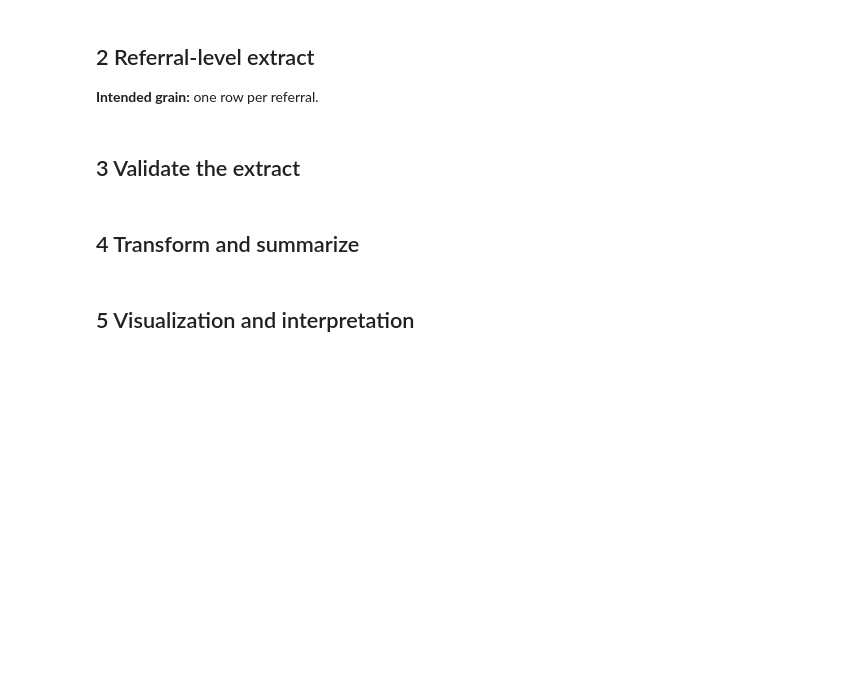
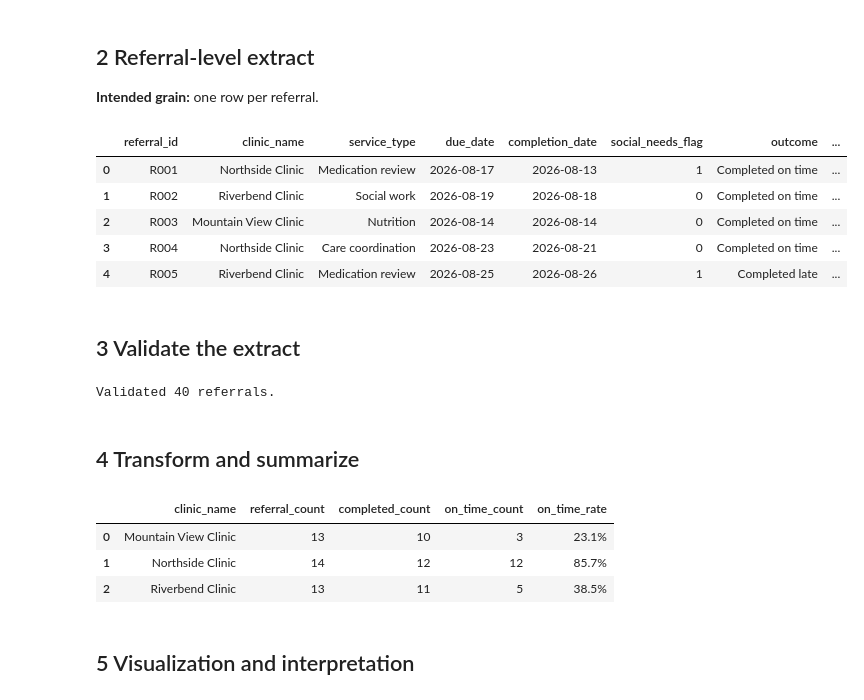
Before and after one commit to Kris1776/N6429_CreateSQLPythonDataPipeline, a Jupyter notebook: Week13_Pipeline_Starter.ipynb, the cells around one changed output. Drawn from its saved outputs; the diff is of its cells as text; code cells hidden in the pictures; blank space fills up the shorter version.

```diff
--- a/Week13_Pipeline_Starter.ipynb
+++ b/Week13_Pipeline_Starter.ipynb
@@ -31,2 +51,30 @@ display(referrals.head())
+# %%
+"""referral_query =
+-- TODO: join referrals, encounters, clinics, patients, and followups
+-- Include referral_id, clinic_name, service_type, due_date, completion_date,
+-- social_needs_flag, outcome, and contact_attempts.
+referrals = pd.read_sql_query(referral_query, connection)
+display(referrals.head())
+"""
+
+referral_query = '''
+SELECT r.referral_id, c.clinic_name, r.service_type, r.due_date,
+       f.completion_date, p.social_needs_flag, f.outcome, f.contact_attempts
+FROM referrals AS r
+LEFT JOIN encounters AS e ON e.encounter_id = r.encounter_id
+LEFT JOIN clinics AS c ON c.clinic_id = e.clinic_id
+LEFT JOIN patients AS p ON p.patient_id = e.patient_id
+LEFT JOIN followups AS f ON f.referral_id = r.referral_id
+ORDER BY r.referral_id
+'''
+referrals = pd.read_sql_query(referral_query, connection)
+display(referrals.head())
+# %% [output]
+|  | referral_id | clinic_name | service_type | due_date | completion_date | social_needs_flag | outcome | ... |
+| 0 | R001 | Northside Clinic | Medication review | 2026-08-17 | 2026-08-13 | 1 | Completed on time | ... |
+| 1 | R002 | Riverbend Clinic | Social work | 2026-08-19 | 2026-08-18 | 0 | Completed on time | ... |
+| 2 | R003 | Mountain View Clinic | Nutrition | 2026-08-14 | 2026-08-14 | 0 | Completed on time | ... |
+| 3 | R004 | Northside Clinic | Care coordination | 2026-08-23 | 2026-08-21 | 0 | Completed on time | ... |
+| 4 | R005 | Riverbend Clinic | Medication review | 2026-08-25 | 2026-08-26 | 1 | Completed late | ... |
 # %% [markdown]
 ## 3 Validate the extract
@@ -36,2 +81,16 @@ display(referrals.head())
+# %%
+"""# TODO: add at least three assertions. Include expected row count, unique referral_id,
+# and a check that the joined clinic field is not missing.
+"""
+
+# Grain: one result row containing the source table's total referral count.
+expected_count = connection.execute("SELECT COUNT(*) FROM referrals").fetchone()[0]
+assert len(referrals) == expected_count, "The join changed the referral count."
+assert referrals["referral_id"].notna().all() and referrals["referral_id"].is_unique
+assert referrals["clinic_name"].notna().all(), "At least one referral has no clinic."
+assert referrals["social_needs_flag"].isin([0, 1]).all(), "A patient link or flag is missing."
+print(f"Validated {expected_count} referrals.")
+# %% [output]
+Validated 40 referrals.
 # %% [markdown]
 ## 4 Transform and summarize
@@ -45,2 +97,36 @@ analysis = add_completion_fields(referrals)
+# %%
+"""def add_completion_fields(frame):
+    # TODO: copy the frame, parse due and completion dates, and create completed/on_time fields
+    pass
+
+analysis = add_completion_fields(referrals)
+# TODO: create a clinic summary with referral counts and on-time rate
+"""
+
+def add_completion_fields(frame):
+    result = frame.copy()
+    for column in ("due_date", "completion_date"):
+        result[column] = pd.to_datetime(result[column], format="%Y-%m-%d", errors="raise")
+    assert result["due_date"].notna().all(), "A referral is missing its due date."
+    result["completed"] = result["completion_date"].notna()
+    result["on_time"] = result["completed"] & result["completion_date"].le(result["due_date"])
+    return result
+
+analysis = add_completion_fields(referrals)
+clinic_summary = (
+    analysis.groupby("clinic_name", as_index=False)
+    .agg(
+        referral_count=("referral_id", "size"),
+        completed_count=("completed", "sum"),
+        on_time_count=("on_time", "sum"),
+        on_time_rate=("on_time", "mean"),
+    )
+)
+display(clinic_summary.assign(on_time_rate=clinic_summary["on_time_rate"].map("{:.1%}".format)))
+# %% [output]
+|  | clinic_name | referral_count | completed_count | on_time_count | on_time_rate |
+| 0 | Mountain View Clinic | 13 | 10 | 3 | 23.1% |
+| 1 | Northside Clinic | 14 | 12 | 12 | 85.7% |
+| 2 | Riverbend Clinic | 13 | 11 | 5 | 38.5% |
 # %% [markdown]
 ## 5 Visualization and interpretation
```
Also changed, not shown: parts of 12 cells of this notebook, 1 other file.
